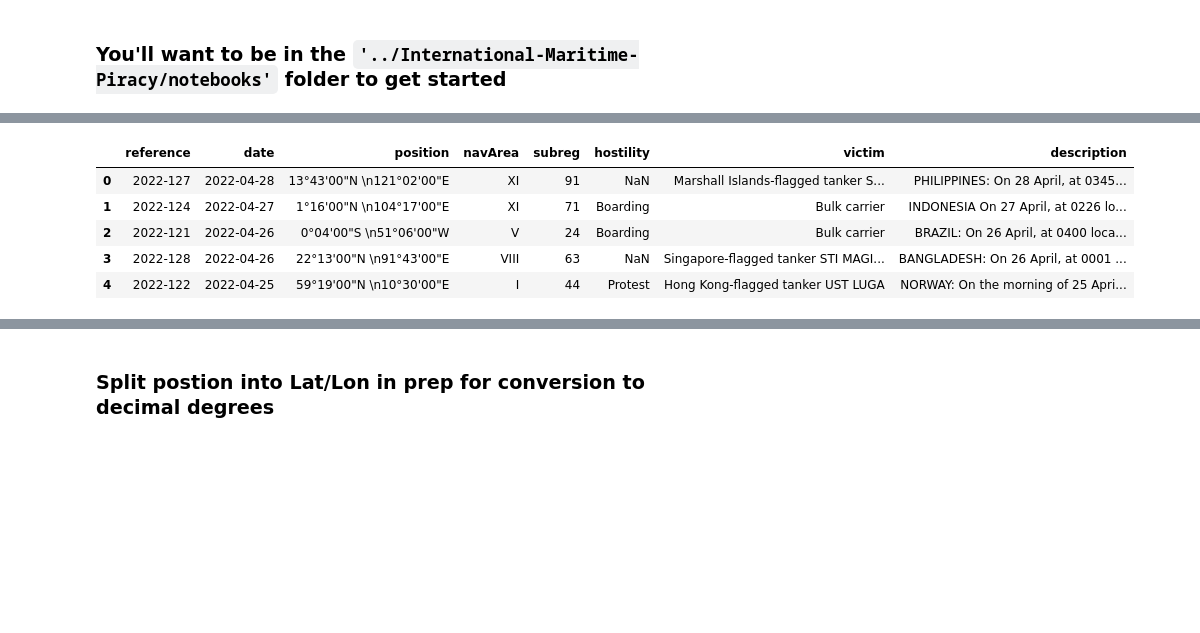
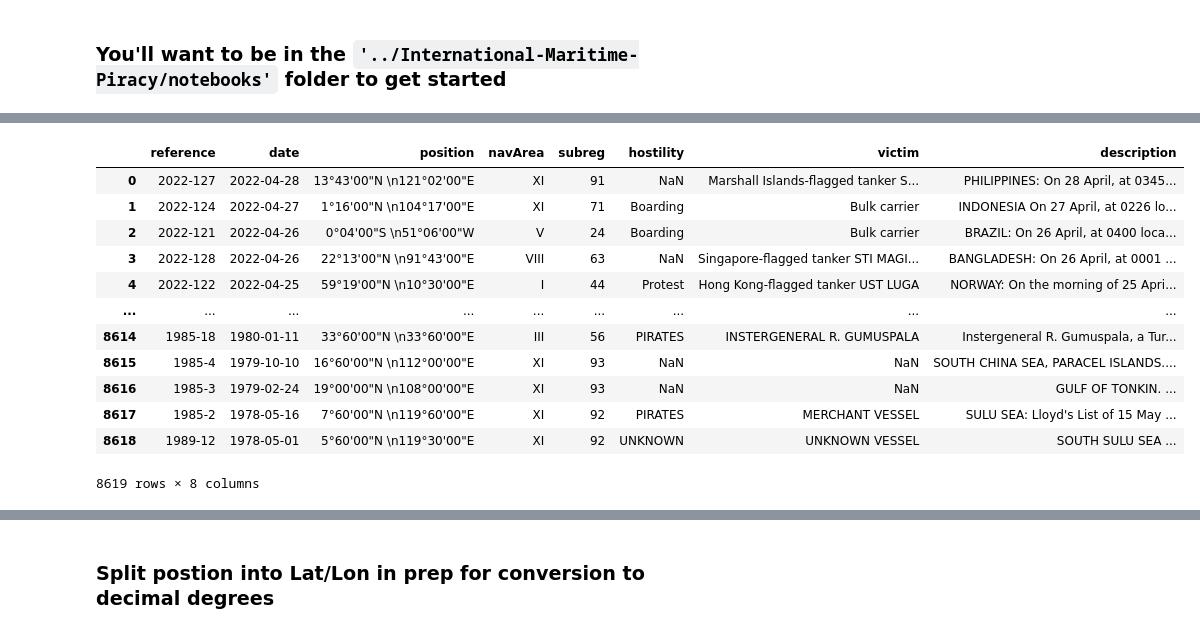
Before and after one commit to hrokr/International-Maritime-Piracy, a Jupyter notebook: notebooks/step1_munging_data.ipynb, the cells around one changed output, grey strips where cells are left out. Drawn from its saved outputs; the diff is of its cells as text; code cells hidden in the pictures; blank space fills up the shorter version.

```diff
--- a/notebooks/step1_munging_data.ipynb
+++ b/notebooks/step1_munging_data.ipynb
@@ -24,14 +24,21 @@ df.head()
 # %%
 df.drop(['Unnamed: 8'], axis=1, inplace=True)
 # %%
-df.head()
+df
 # %% [output]
 |  | reference | date | position | navArea | subreg | hostility | victim | description |
 | 0 | 2022-127 | 2022-04-28 | 13°43'00"N \n121°02'00"E | XI | 91 | NaN | Marshall Islands-flagged tanker S... | PHILIPPINES: On 28 April, at 0345... |
 | 1 | 2022-124 | 2022-04-27 | 1°16'00"N \n104°17'00"E | XI | 71 | Boarding | Bulk carrier | INDONESIA On 27 April, at 0226 lo... |
 | 2 | 2022-121 | 2022-04-26 | 0°04'00"S \n51°06'00"W | V | 24 | Boarding | Bulk carrier | BRAZIL: On 26 April, at 0400 loca... |
 | 3 | 2022-128 | 2022-04-26 | 22°13'00"N \n91°43'00"E | VIII | 63 | NaN | Singapore-flagged tanker STI MAGI... | BANGLADESH: On 26 April, at 0001 ... |
 | 4 | 2022-122 | 2022-04-25 | 59°19'00"N \n10°30'00"E | I | 44 | Protest | Hong Kong-flagged tanker UST LUGA | NORWAY: On the morning of 25 Apri... |
+| ... | ... | ... | ... | ... | ... | ... | ... | ... |
+| 8614 | 1985-18 | 1980-01-11 | 33°60'00"N \n33°60'00"E | III | 56 | PIRATES | INSTERGENERAL R. GUMUSPALA | Instergeneral R. Gumuspala, a Tur... |
+| 8615 | 1985-4 | 1979-10-10 | 16°60'00"N \n112°00'00"E | XI | 93 | NaN | NaN | SOUTH CHINA SEA, PARACEL ISLANDS.... |
+| 8616 | 1985-3 | 1979-02-24 | 19°00'00"N \n108°00'00"E | XI | 93 | NaN | NaN | GULF OF TONKIN. ... |
+| 8617 | 1985-2 | 1978-05-16 | 7°60'00"N \n119°60'00"E | XI | 92 | PIRATES | MERCHANT VESSEL | SULU SEA: Lloyd's List of 15 May ... |
+| 8618 | 1989-12 | 1978-05-01 | 5°60'00"N \n119°30'00"E | XI | 92 | UNKNOWN | UNKNOWN VESSEL | SOUTH SULU SEA ... |
+8619 rows × 8 columns
 # %%
 df.info()
 # %% [output]
```
Also changed, not shown: parts of 4 cells of this notebook.
